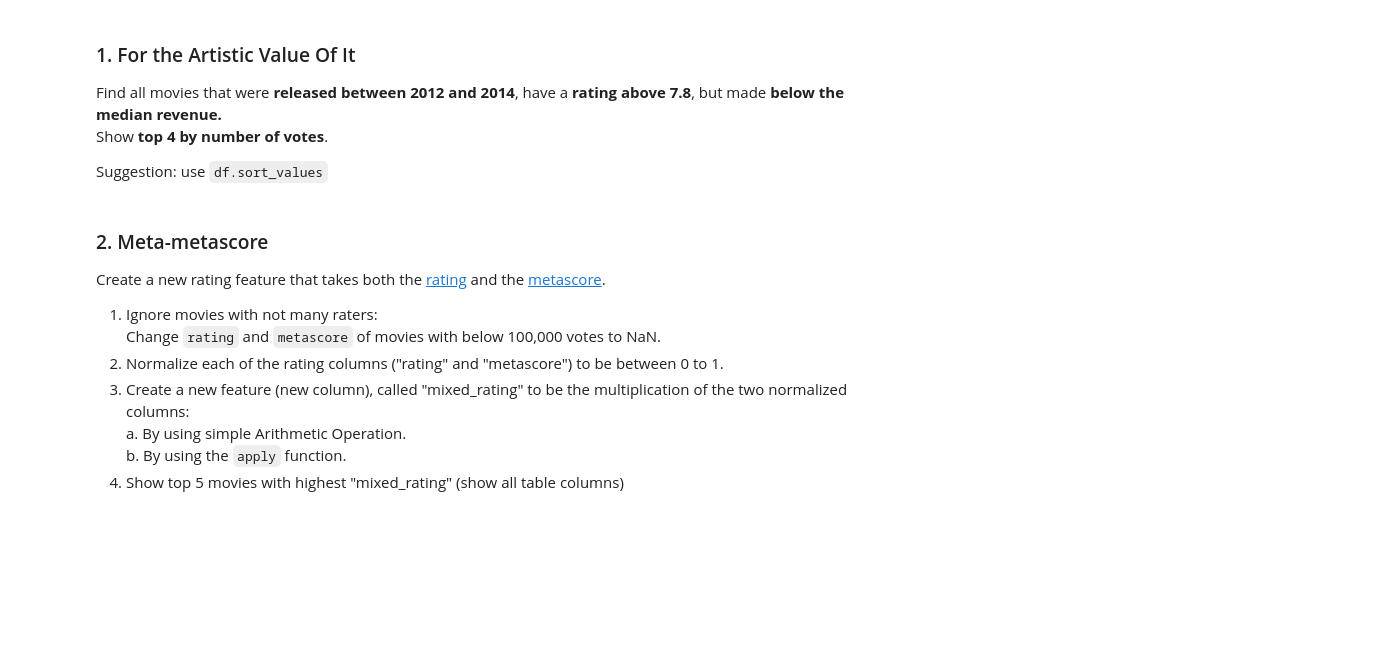
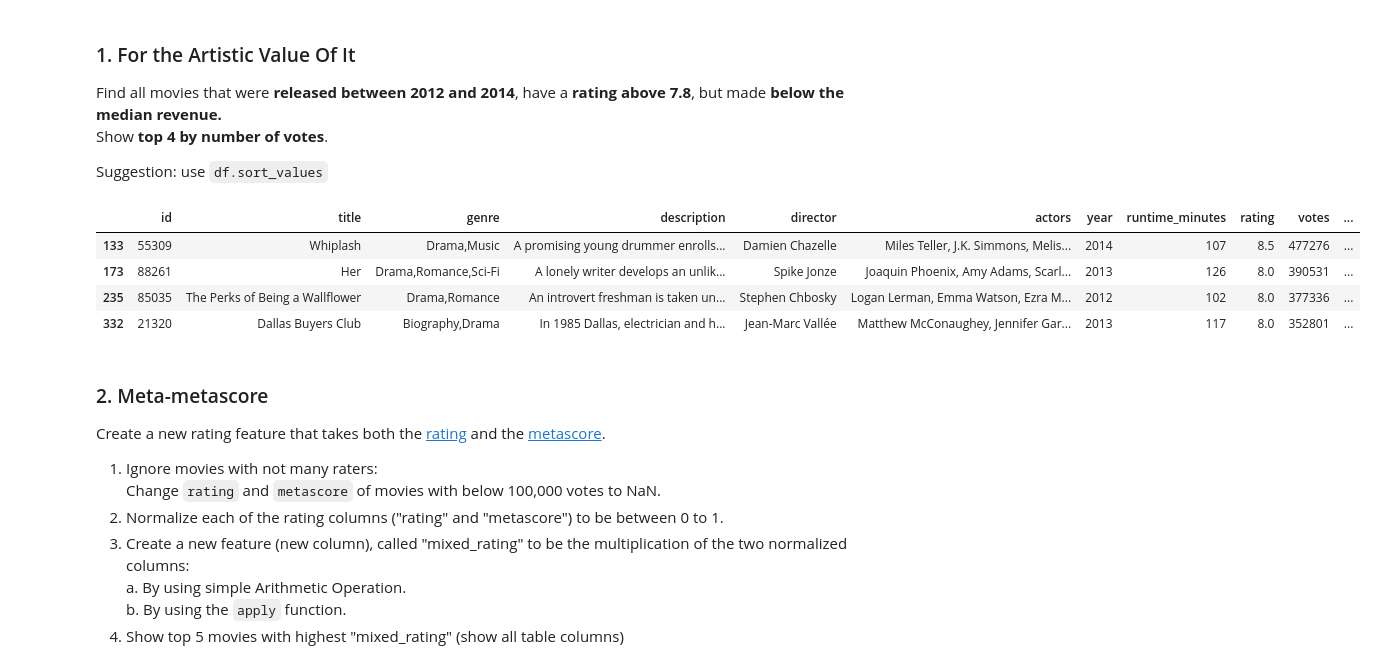
Before and after one commit to TalmSnir/Machine-Learning-University-Course, a Jupyter notebook: HW/HW1/HW1.ipynb, the cells around one changed output. Cells and saved outputs as stored; diff of their text form; code cells hidden in the pictures; blank space fills up the shorter version.

```diff
--- a/HW/HW1/HW1.ipynb
+++ b/HW/HW1/HW1.ipynb
@@ -213,6 +226,19 @@ Find all movies that were **released between 2012 and 2014**, have a **rating ab
 Show **top 4 by number of votes**. <br>
 
 Suggestion: use `df.sort_values`
+# %%
+med=df['revenue_in_millions'].median()
+cond_1=df['year']<=2014
+cond_2=df['year']>=2012
+cond_3=df['rating']>7.8
+cond_4=df['revenue_in_millions']<med
+df.loc[cond_1 & cond_2 & cond_3 & cond_4].sort_values(by='votes',ascending=False).head(4)
+# %% [output]
+|  | id | title | genre | description | director | actors | year | runtime_minutes | rating | votes | ... |
+| 133 | 55309 | Whiplash | Drama,Music | A promising young drummer enrolls... | Damien Chazelle | Miles Teller, J.K. Simmons, Melis... | 2014 | 107 | 8.5 | 477276 | ... |
+| 173 | 88261 | Her | Drama,Romance,Sci-Fi | A lonely writer develops an unlik... | Spike Jonze | Joaquin Phoenix, Amy Adams, Scarl... | 2013 | 126 | 8.0 | 390531 | ... |
+| 235 | 85035 | The Perks of Being a Wallflower | Drama,Romance | An introvert freshman is taken un... | Stephen Chbosky | Logan Lerman, Emma Watson, Ezra M... | 2012 | 102 | 8.0 | 377336 | ... |
+| 332 | 21320 | Dallas Buyers Club | Biography,Drama | In 1985 Dallas, electrician and h... | Jean-Marc Vallée | Matthew McConaughey, Jennifer Gar... | 2013 | 117 | 8.0 | 352801 | ... |
 # %% [markdown]
 ### 2. Meta-metascore
 Create a new rating feature that takes both the [rating](https://help.imdb.com/article/imdb/track-movies-tv/ratings-faq/G67Y87TFYYP6TWAV#calculate) and the [metascore](https://www.metacritic.com/about-metascores).<br>
```
Also changed, not shown: parts of 8 cells of this notebook.
